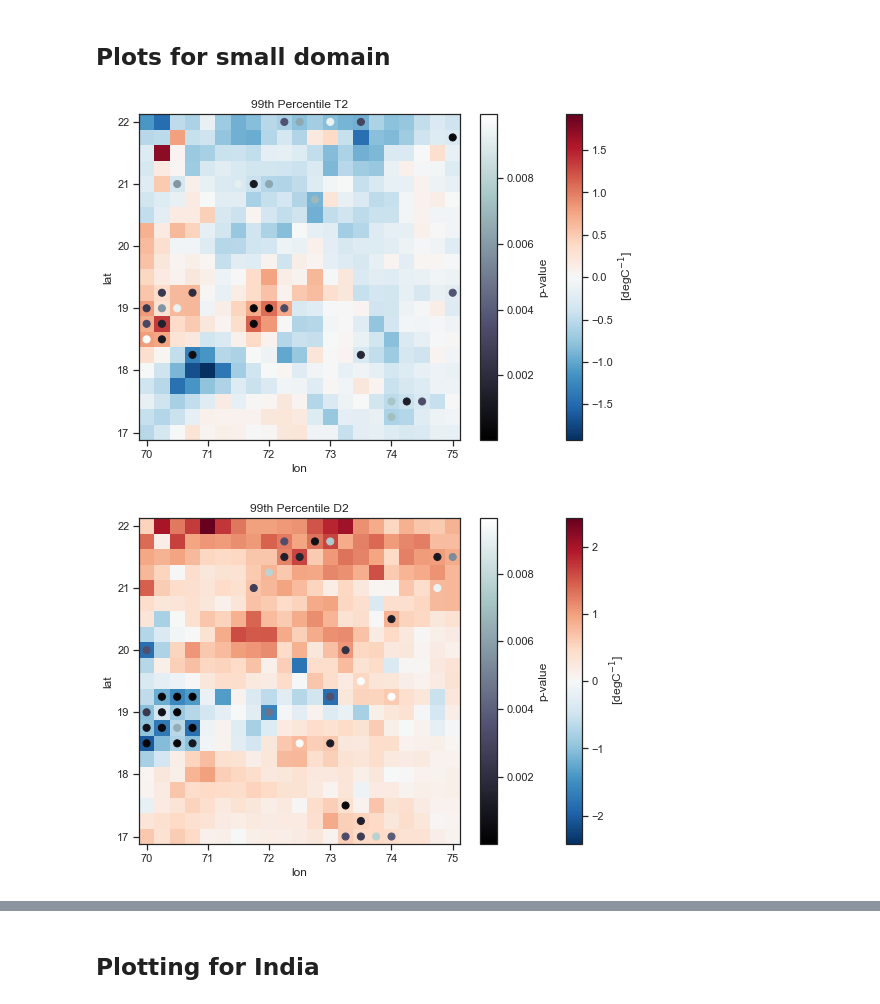
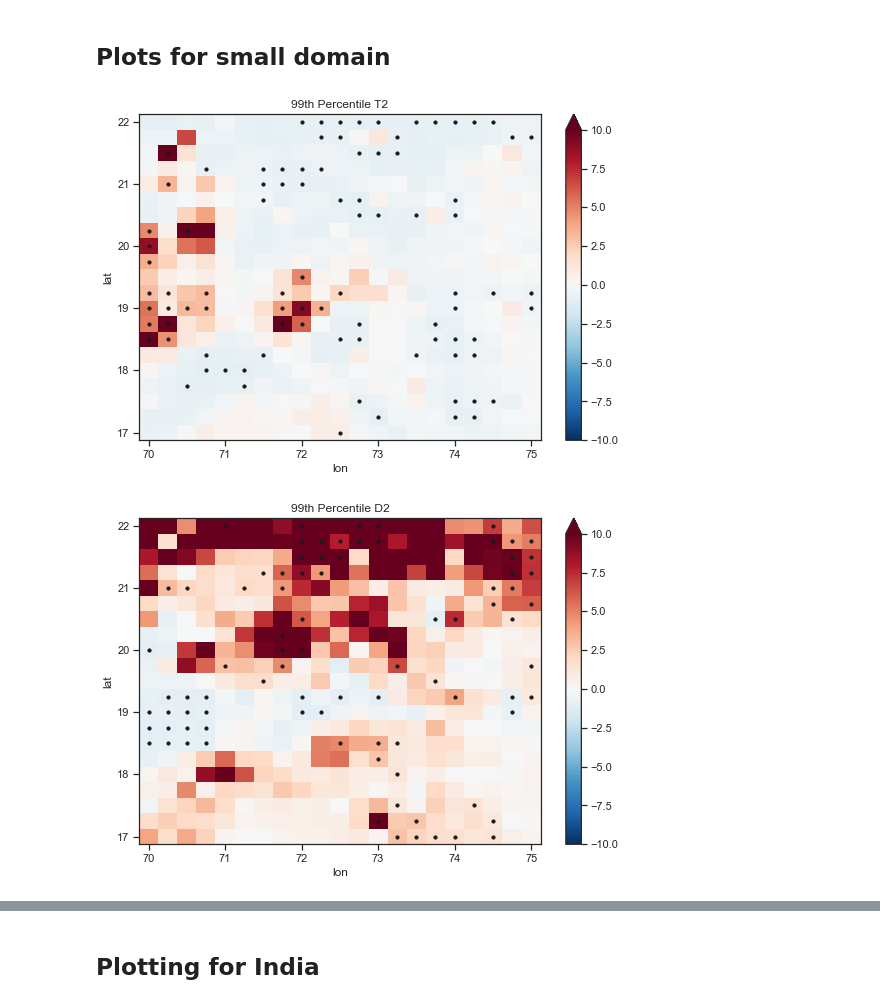
Before and after one commit to adisen99/msc_project, a Jupyter notebook: analysis01.ipynb, the cells around one changed output, grey strips where cells are left out. Saved outputs shown, nothing was run; the diff lists cells and outputs as text; code cells hidden in the pictures.

```diff
--- a/analysis01.ipynb
+++ b/analysis01.ipynb
@@ -89,7 +98,7 @@ Coordinates:
 # %%
 # Set values less than 1 mm/hr to nan
 
-precip = xr.where(precip_daily_rate < 0.3, np.nan, precip)
+precip = xr.where(precip_daily_rate < 1, np.nan, precip)
 t2m = t2m.where(precip != np.nan)
 d2m = d2m.where(precip != np.nan)
 
@@ -151,11 +160,12 @@ ccscale99_t2m_slope, ccscale99_t2m_p, ccscale99_d2m_slope, ccscale99_d2m_p = bin
 # ax = fig.add_subplot(1,1,1, projection=ccrs.Mercator())
 # ax.set_extent([70, 75, 17, 22], crs=ccrs.Mercator())
 
-ccscale99_t2m_slope.plot(size=6)
+(10**ccscale99_t2m_slope - 1).plot(size=6, vmin = -10, vmax = 10, cmap = "RdBu_r")
 # xr.plot.imshow(ccscale99_t2m_slope)
 x, y = np.meshgrid(ccscale99_t2m_slope.coords['lon'], ccscale99_t2m_slope.coords['lat'])
-plt.scatter(x,y, c = ccscale99_t2m_p.where(ccscale99_t2m_p < 0.01).to_numpy(), cmap = "bone", marker='o', s=50)
-plt.colorbar(label = "p-value", location = "right")
+# plt.scatter(x,y, c = ccscale99_t2m_p.where(ccscale99_t2m_p < 0.01).to_numpy(), cmap = "bone", marker='o', s=50)
+# plt.colorbar(label = "p-value", location = "right")
+plt.scatter(x[(ccscale99_t2m_p.to_numpy() < 0.05)],y[(ccscale99_t2m_p.to_numpy() < 0.05)], marker='o', color = 'k', s=10)
 
 # plt.contourf(lon, lat, ccscale99_t2m, transform = ccrs.Mercator())
 # ax.coastlines()
@@ -175,34 +185,35 @@ plt.savefig('./images/ccscale99_t2m.pdf', dpi=300)
 
 # fig.tight_layout()
 # %% [output]
-[figure, old version]
+[figure, new version]
 # %%
 # fig, ax = plt.figure(figsize=(20, 15))
 # ax = fig.add_subplot(1,1,1, projection=ccrs.Mercator())
 # ax.set_extent([68, 70, 12, 14], crs=ccrs.Mercator())
 # fig = plt.figure(figsize=(9, 6))
-ccscale99_d2m_slope.plot(size=6)
+(10**ccscale99_d2m_slope - 1).plot(size=6, vmin = -10, vmax = 10, cmap = "RdBu_r")
 # xr.plot.contourf(ccscale99_d2m_slope)
 x, y = np.meshgrid(ccscale99_d2m_slope.coords['lon'], ccscale99_d2m_slope.coords['lat'])
-plt.scatter(x,y, c = ccscale99_d2m_p.where(ccscale99_d2m_p < 0.01).to_numpy(), cmap = "bone", marker='o', s=50)
-plt.colorbar(label = "p-value", location = "right")
+# plt.scatter(x,y, c = ccscale99_d2m_p.where(ccscale99_d2m_p < 0.01).to_numpy(), cmap = "bone", marker='o', s=50)
+# plt.colorbar(label = "p-value", location = "right")
+plt.scatter(x[(ccscale99_d2m_p.to_numpy() < 0.05)],y[(ccscale99_d2m_p.to_numpy() < 0.05)], marker='o', color = 'k', s=10)
 # gridliner = ax.gridlines(crs=ccrs.Mercator())
 # gridliner.top_labels = False
 # gridliner.bottom_labels = True
 # gridliner.left_labels = True
 # gridliner.right_labels = False
 # gridliner.ylines = False  # you need False
 # gridliner.xlines = False  # you need False
 # ax.add_feature(cfeature.COASTLINE)
 # ax.add_feature(cfeature.BORDERS)
 
 plt.title('99th Percentile D2')
 
 plt.savefig('./images/ccscale99_d2m.pdf', dpi=300)
 
 # fig.tight_layout()
 # %% [output]
-[figure, old version]
+[figure, new version]
 # %%
 ccscale50_t2m_slope, ccscale50_t2m_p, ccscale50_d2m_slope, ccscale50_d2m_p = binning.get_binned_3d(ds_comb.sel(lat = slice(17,22), lon = slice(70,75)), percentile_val=0.50, bin_nr=12)
 # %%
```
Also changed, not shown: parts of 8 cells of this notebook, 1 other file.
